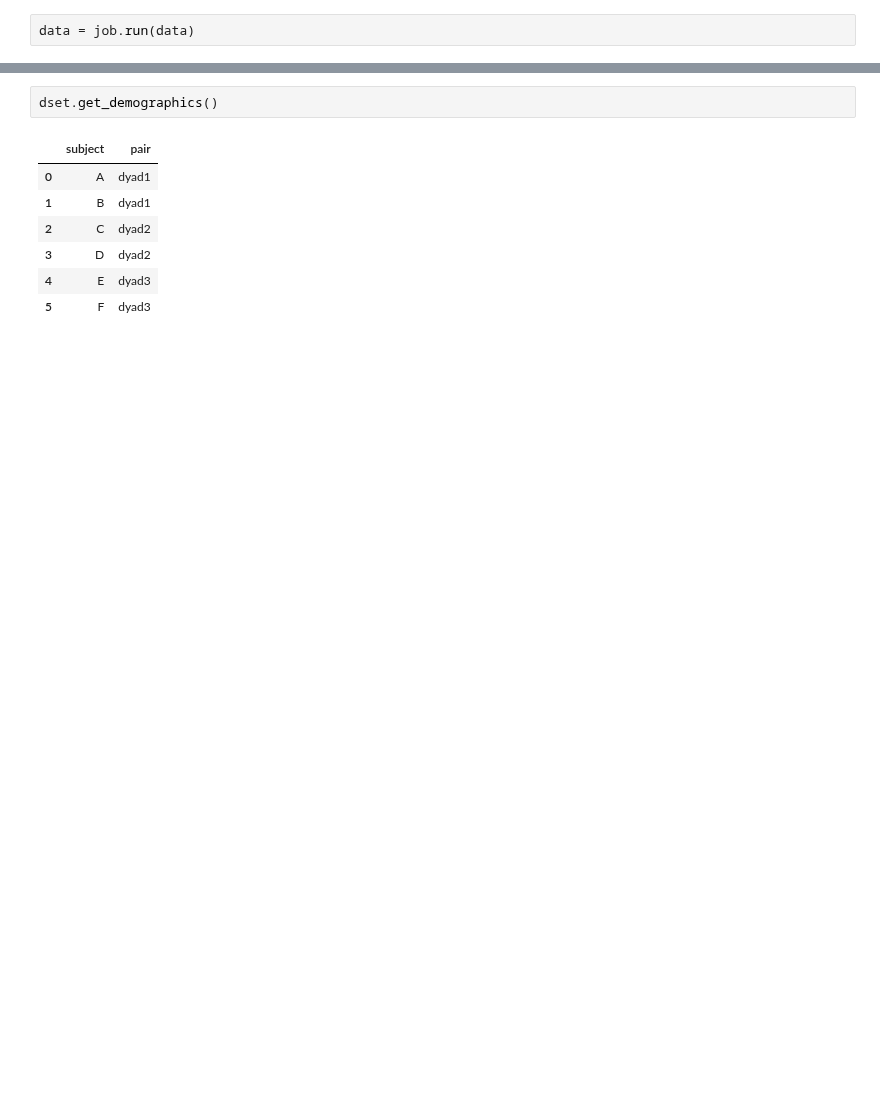
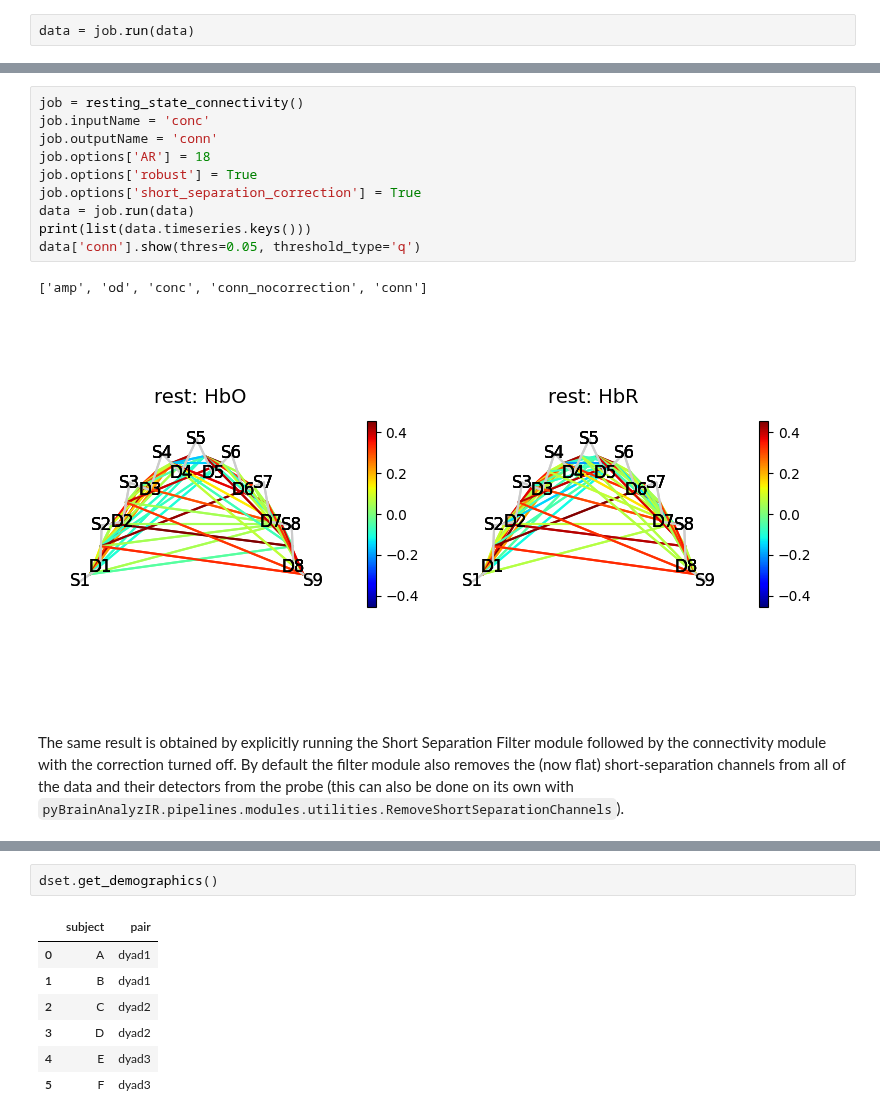
Before and after one commit to huppertt/pyNIRS_toolbox, a Jupyter notebook: examples/09_RestingStateConnectivity.ipynb, the cells around one changed output, grey strips where cells are left out. Drawn from its saved outputs; the diff is of its cells as text; blank space fills up the shorter version.

```diff
--- a/examples/09_RestingStateConnectivity.ipynb
+++ b/examples/09_RestingStateConnectivity.ipynb
@@ -71,0 +122,18 @@ dset.add_demographics_by_index(demo)
+# %%
+job = resting_state_connectivity()
+job.inputName = 'conc'
+job.outputName = 'conn'
+job.options['AR'] = 18
+job.options['robust'] = True
+job.options['short_separation_correction'] = True
+data = job.run(data)
+print(list(data.timeseries.keys()))
+data['conn'].show(thres=0.05, threshold_type='q')
+# %% [output]
+['amp', 'od', 'conc', 'conn_nocorrection', 'conn']
+[figure, added]
+# %% [markdown]
+The same result is obtained by explicitly running the Short Separation Filter module followed by the connectivity
+module with the correction turned off. By default the filter module also removes the (now flat) short-separation
+channels from all of the data and their detectors from the probe (this can also be done on its own with
+`pyBrainAnalyzIR.pipelines.modules.utilities.RemoveShortSeparationChannels`).
```
Also changed, not shown: parts of 29 cells of this notebook, 53 other files.
